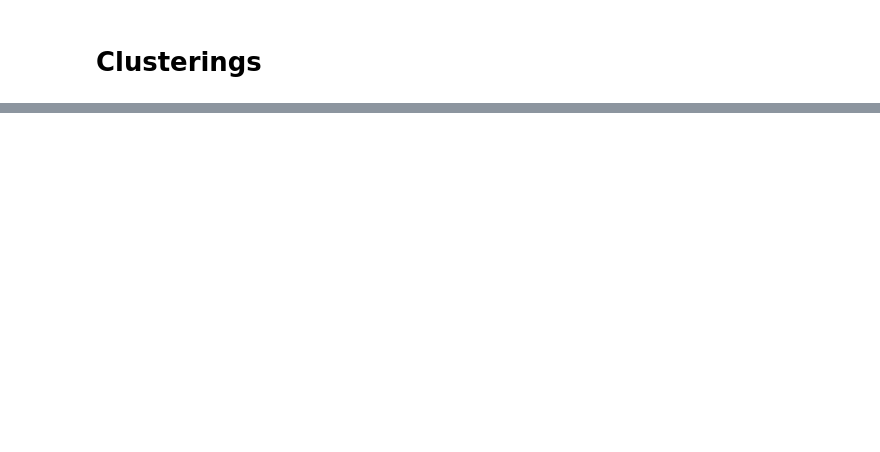
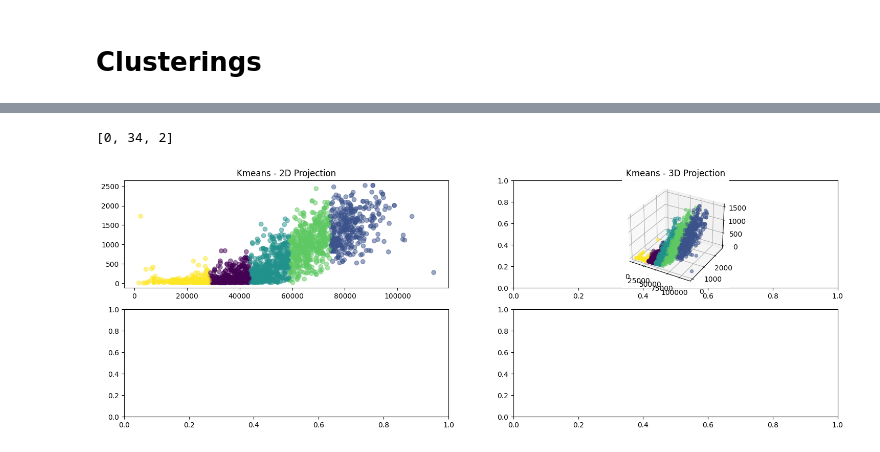
Before and after one commit to JuanJoseCifuentes/bi-sheet3, a Jupyter notebook: proyecto/proyecto1.ipynb, the cells around one changed output, grey strips where cells are left out. Saved outputs shown, nothing was run; the diff lists cells and outputs as text; code cells hidden in the pictures; blank space fills up the shorter version.

```diff
--- a/proyecto/proyecto1.ipynb
+++ b/proyecto/proyecto1.ipynb
@@ -90,0 +90,3 @@ Ahora tenemos una representación más uniforme sin outliers
+# %%
+df['Age'] = 2020 - df['Year_Birth']
+df = df.drop(columns=['Year_Birth'])
@@ -157,11 +161,3 @@ df = df.drop("Education", axis=1)
 ## Transformacion 5 - Fecha de inscripcion
 # %% [markdown]
 Debido a que no es ideal tratar datos cualitativos a la hora de graficar nuestra base de datos, transformaremos la fecha de inscripción, dada en forma de String, en una serie de columnas int que nos permitan mejor visualización de esta información.
-# %%
-df['Dt_Customer'] = pd.to_datetime(df['Dt_Customer'], dayfirst=True)
-
-df['Insc_Year'] = df['Dt_Customer'].dt.year
-df['Insc_Month'] = df['Dt_Customer'].dt.month
-df['Insc_Day'] = df['Dt_Customer'].dt.day
-
-df = df.drop(columns=['Dt_Customer'])
@@ -167,0 +168,5 @@ df = df.drop(columns=['Dt_Customer'])
+# %%
+current = datetime(2020,1,1)
+df['Days_Suscribed'] = (current - pd.to_datetime(df['Dt_Customer'])).dt.days
+
+df = df.drop(columns=['Dt_Customer'])
@@ -249,3 +280,5 @@ Con esto tenemos una nueva columna con información util que nos indica que tant
+# %%
+df = df.drop(columns=['ID'])
 # %% [markdown]
 # Datos después de ser tratados
 # %%
@@ -341,0 +341,27 @@ for i, config in enumerate(dbscan_configs):
+# %%
+from sklearn.cluster import KMeans
+from sklearn.decomposition import PCA
+
+X = df.to_numpy(dtype=int)
+k = 5
+
+kmeans = KMeans(n_clusters=k, random_state=0).fit(X)
+clusterer = kmeans.labels_
+
+dims = getBestProjection(X,clusterer,3)
+print(dims)
+
+fig, axes = plt.subplots(2, 2, figsize=(18, 6 * 1))
+
+
+axes[0, 0].scatter(X[:, dims[0]], X[:, dims[1]], c=clusterer, cmap='viridis', alpha=0.5)
+axes[0, 0].set_title(f'Kmeans - 2D Projection')
+
+ax = fig.add_subplot(2, 2, 0*2+2, projection='3d')
+ax.scatter(X[:, dims[0]], X[:, dims[1]], X[:, dims[2]], c=clusterer, cmap='viridis', alpha=0.5)
+ax.set_title(f'Kmeans - 3D Projection')
+
+plt.show()
+# %% [output]
+[0, 34, 2]
+[figure, added]
```
Also changed, not shown: parts of 13 cells of this notebook.
